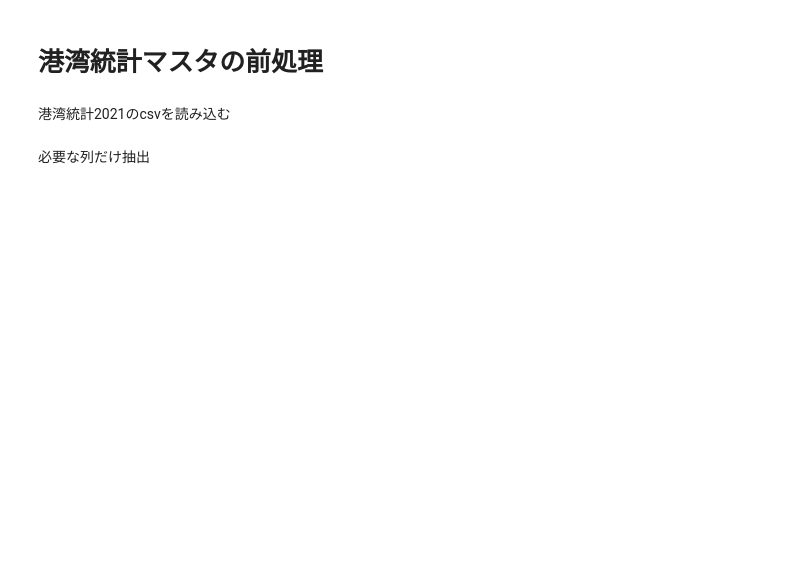
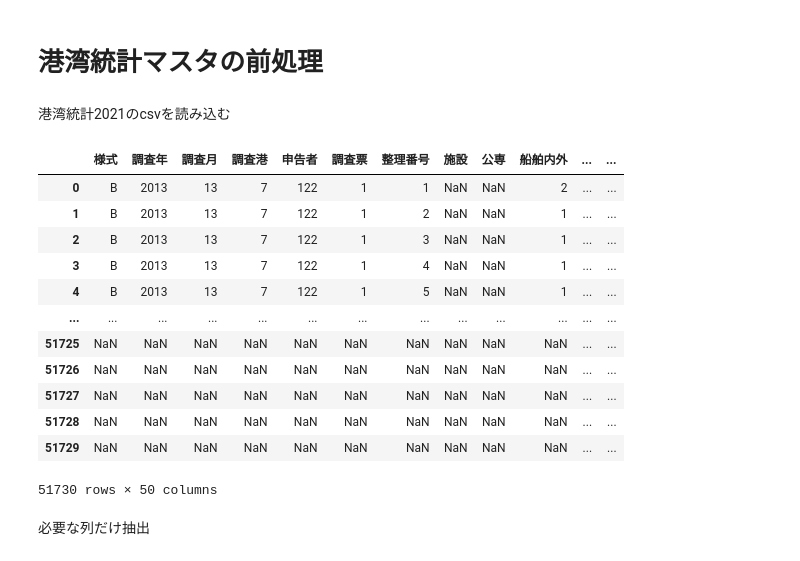
Before and after one commit to dicechick373/dicechick373, a Jupyter notebook: 港湾統計の分析.ipynb, the cells around one changed output. Cells and saved outputs as stored; diff of their text form; code cells hidden in the pictures; blank space fills up the shorter version.

```diff
--- a/港湾統計の分析.ipynb
+++ b/港湾統計の分析.ipynb
@@ -10,8 +16,22 @@
 港湾統計2021のcsvを読み込む
 # %%
 import pandas as pd
-df_matster = pd.read_csv('kouwan2021.csv', header=0, encoding="shift-jis",dtype=str)
+df_matster = pd.read_csv('/content/drive/MyDrive/港湾統計（兵庫県）/港湾統計マスタ_2013.csv', header=0, encoding="shift-jis",dtype=str)
 df_matster
+# %% [output]
+|  | 様式 | 調査年 | 調査月 | 調査港 | 申告者 | 調査票 | 整理番号 | 施設 | 公専 | 船舶内外 | ... | ... |
+| 0 | B | 2013 | 13 | 7 | 122 | 1 | 1 | NaN | NaN | 2 | ... | ... |
+| 1 | B | 2013 | 13 | 7 | 122 | 1 | 2 | NaN | NaN | 1 | ... | ... |
+| 2 | B | 2013 | 13 | 7 | 122 | 1 | 3 | NaN | NaN | 1 | ... | ... |
+| 3 | B | 2013 | 13 | 7 | 122 | 1 | 4 | NaN | NaN | 1 | ... | ... |
+| 4 | B | 2013 | 13 | 7 | 122 | 1 | 5 | NaN | NaN | 1 | ... | ... |
+| ... | ... | ... | ... | ... | ... | ... | ... | ... | ... | ... | ... | ... |
+| 51725 | NaN | NaN | NaN | NaN | NaN | NaN | NaN | NaN | NaN | NaN | ... | ... |
+| 51726 | NaN | NaN | NaN | NaN | NaN | NaN | NaN | NaN | NaN | NaN | ... | ... |
+| 51727 | NaN | NaN | NaN | NaN | NaN | NaN | NaN | NaN | NaN | NaN | ... | ... |
+| 51728 | NaN | NaN | NaN | NaN | NaN | NaN | NaN | NaN | NaN | NaN | ... | ... |
+| 51729 | NaN | NaN | NaN | NaN | NaN | NaN | NaN | NaN | NaN | NaN | ... | ... |
+51730 rows × 50 columns
 # %% [markdown]
 必要な列だけ抽出
 # %%
```
Also changed, not shown: parts of 5 cells of this notebook.
